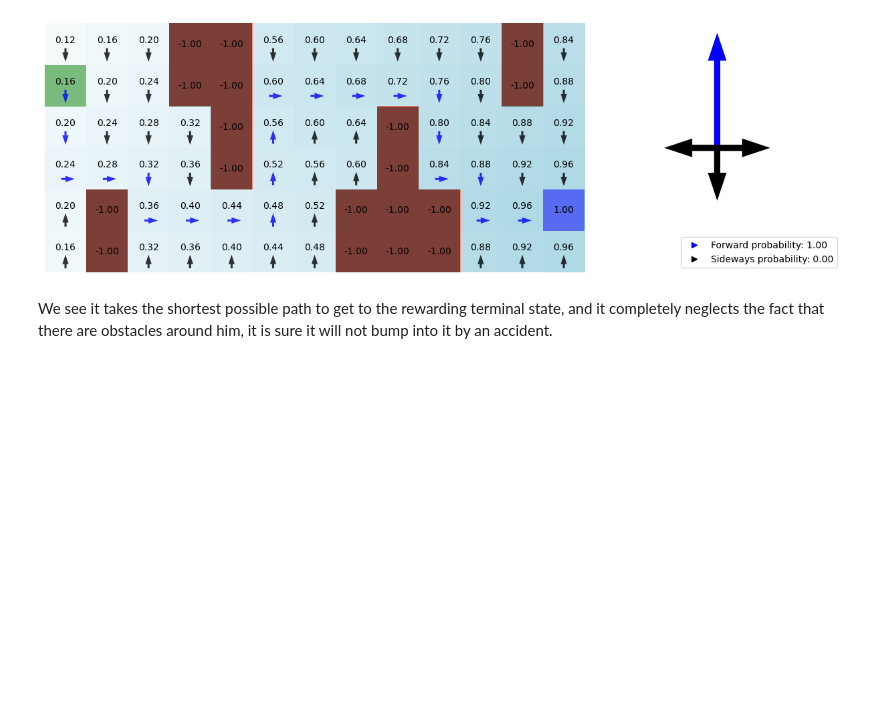
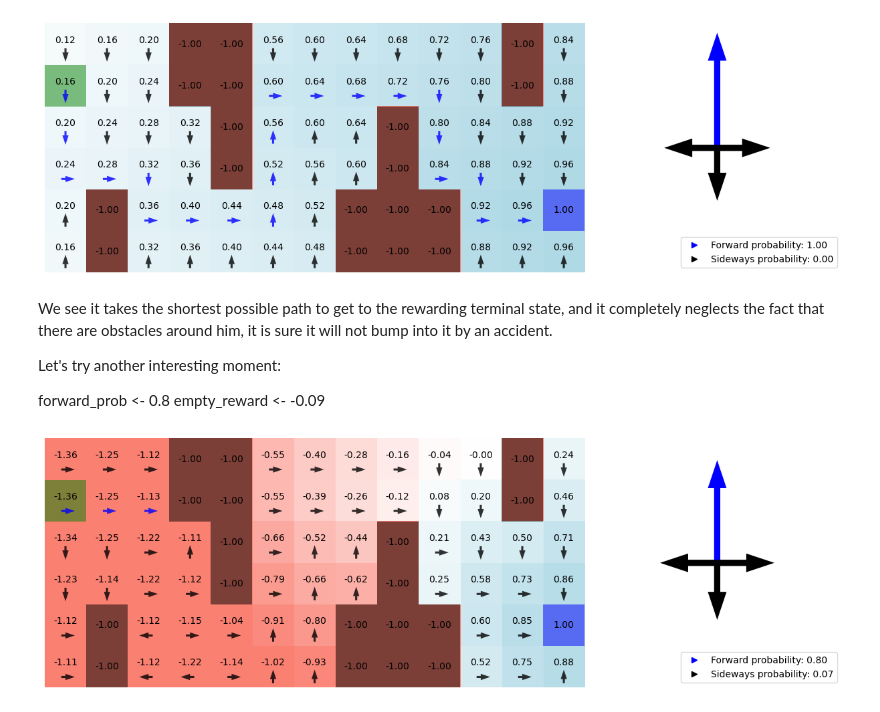
Before and after one commit to nickobard/ZUM-Artificial-Intelligence-Foundations-Practicals, a Jupyter notebook: semestral_work/semestral_work.ipynb, the cells around one changed output. Drawn from its saved outputs; the diff is of its cells as text; code cells hidden in the pictures; blank space fills up the shorter version.

```diff
--- a/semestral_work/semestral_work.ipynb
+++ b/semestral_work/semestral_work.ipynb
@@ -244,3 +244,19 @@ visualizer.iteration_plot(**{'empty_reward': -0.040000000000000036,
 [figure]
 # %% [markdown]
 We see it takes the shortest possible path to get to the rewarding terminal state, and it completely neglects the fact that there are obstacles around him, it is sure it will not bump into it by an accident.
+
+Let's try another interesting moment:
+
+forward_prob <- 0.8
+empty_reward <- -0.09
+# %%
+visualizer.iteration_plot(**{'empty_reward': -0.08999999999999997,
+                             'epsilon': 0.0009999999999999998,
+                             'finish_reward': 1.0,
+                             'forward_prob': 0.8,
+                             'gamma': 1.0,
+                             'iteration': 101,
+                             'obstacle_reward': -1.0}
+                          )
+# %% [output]
+[figure, added]
```
Also changed, not shown: parts of 17 cells of this notebook.
